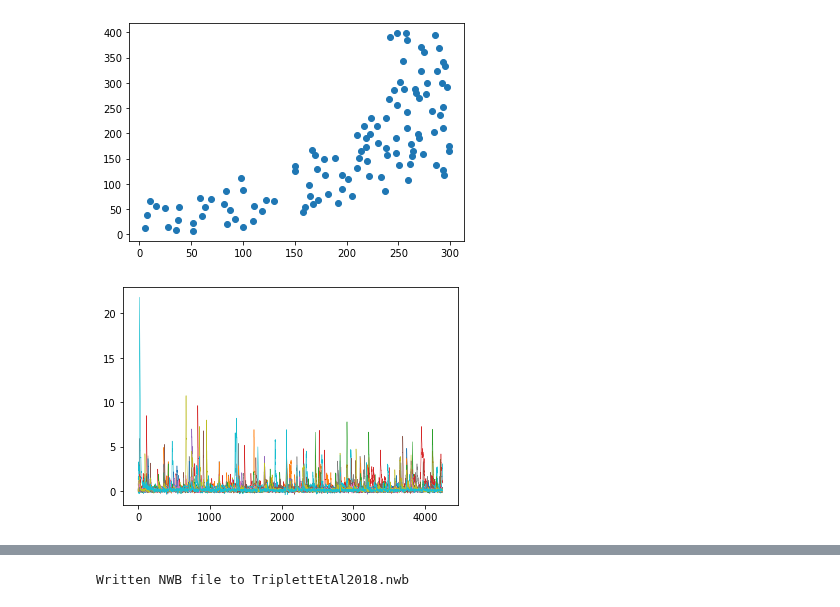
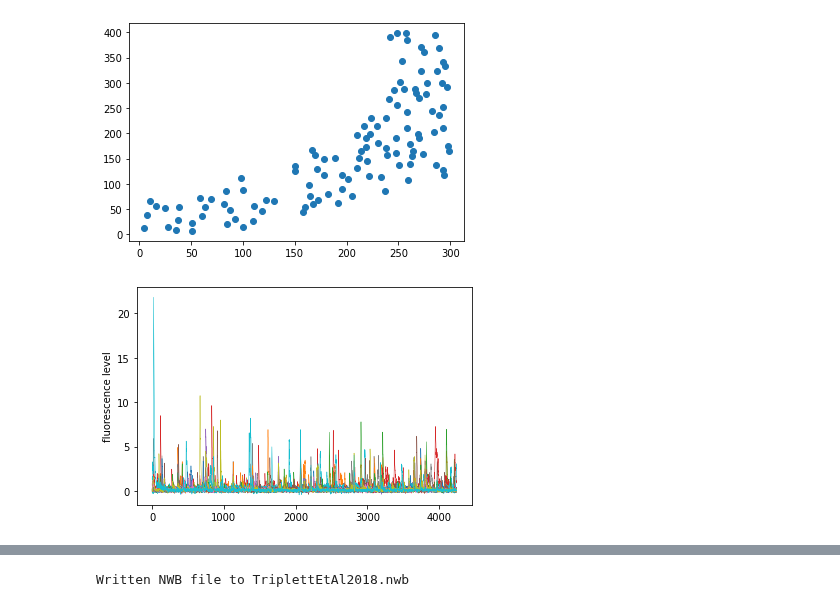
Before and after one commit to OpenSourceBrain/NWBShowcase, a Jupyter notebook: TriplettEtAl2018/TestDataset.ipynb, the cells around one changed output, grey strips where cells are left out. Cells and saved outputs as stored; diff of their text form; code cells hidden in the pictures.

```diff
--- a/TriplettEtAl2018/TestDataset.ipynb
+++ b/TriplettEtAl2018/TestDataset.ipynb
@@ -30,29 +30,29 @@ plt.show()
 # %%
 cell_data = {}
 
 activity_file = 'data/%s/%s_activity_matrix.csv'%(dataset,dataset)
 
 
 with open(activity_file) as f:
     cell_index = 1
 
 
     for l in f.readlines():
         entries = l.split(',')
         cell_data[cell_index] = []
         #print('Found %i entries for cell %i'%(len(entries),cell_index))
         for c in entries:
             cell_data[cell_index].append(float(c))
         cell_index+=1
 
-
-for i in range(20):
-    plt.plot(cell_data[i+1], lw=0.5)
-
+NUM_CELLS_TO_PLOT=20
+for i in range(NUM_CELLS_TO_PLOT):
+    plt.plot(cell_data[i+1], lw=0.5) #superimposing graphs of NUM_CELLS_TO_PLOT rows of activity matrix
+plt.ylabel("fluorescence level")
 
 plt.show()
 # %% [output]
-[figure, old version]
+[figure, new version]
 # %%
 
 assembly_file = 'data/%s/%s_assembly_assignments.csv'%(dataset,dataset)
```
Also changed, not shown: parts of 1 cell of this notebook.
